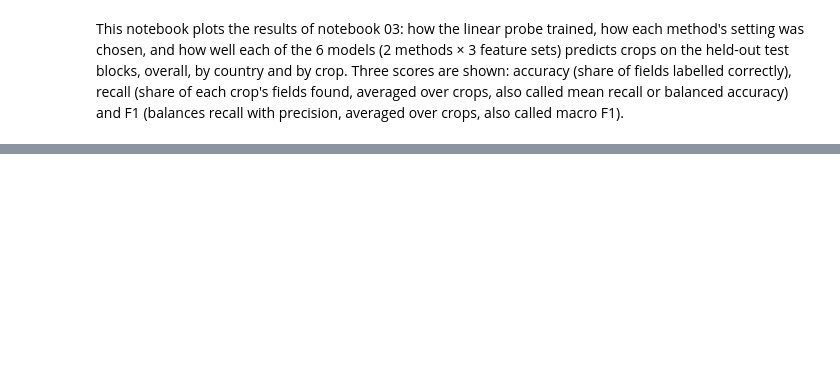
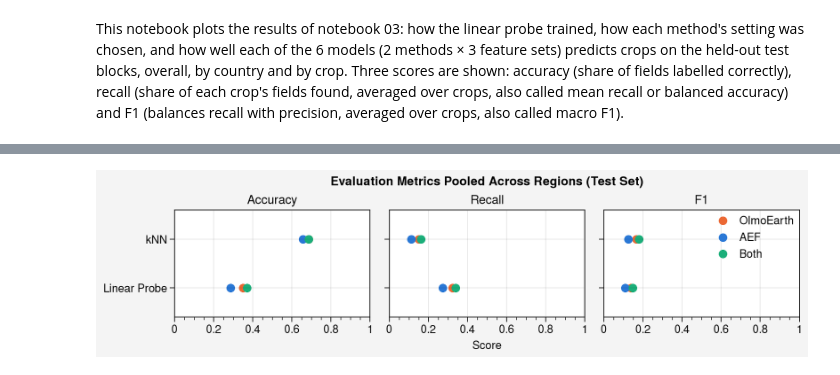
Before and after one commit to savannahferretti/crop-mapping, a Jupyter notebook: notebooks/04_plot_results.ipynb, the cells around one changed output, grey strips where cells are left out. Saved outputs shown, nothing was run; the diff lists cells and outputs as text; code cells hidden in the pictures; blank space fills up the shorter version.

```diff
--- a/notebooks/04_plot_results.ipynb
+++ b/notebooks/04_plot_results.ipynb
@@ -78,3 +71,20 @@ fig.savefig(FIGDIR/'04_scores_overall.png',dpi=200)
+# %%
+overall   = scores[scores.country=='All countries']
+positions = {method:position for position,method in enumerate(METHODS)}
+
+fig,axs = uplt.subplots(ncols=3,refwidth=2.2,refheight=1.2,share=True)
+for ax,(metric,label) in zip(axs,METRICS.items()):
+    for featureset,name in FEATURESETS.items():
+        subset = overall[overall.featureset==featureset]
+        ax.scatter(subset[metric].to_numpy(),subset.method.map(positions).to_numpy(),color=COLORS[featureset],label=name,s=40)
+    ax.format(title=label)
+axs.format(xlabel='Score',ylabel='',xlim=(0,1),ylim=(-0.6,1.6),yticks=list(positions.values()),
+           yticklabels=list(METHODS.values()),ytickminor=False,ygrid=True)
+axs[2].legend(loc='ur',ncols=1,frame=False)
+fig.format(suptitle='Evaluation Metrics Pooled Across Regions (Test Set)')
+fig.savefig(FIGDIR/'scores_overall.png',dpi=200)
+# %% [output]
+[figure, added]
 # %%
 bycountry = scores[scores.country!='All countries']
 order     = bycountry.query("method=='probe' and featureset=='both'").sort_values('macrof1').country.tolist()
```
Also changed, not shown: parts of 7 cells of this notebook.
